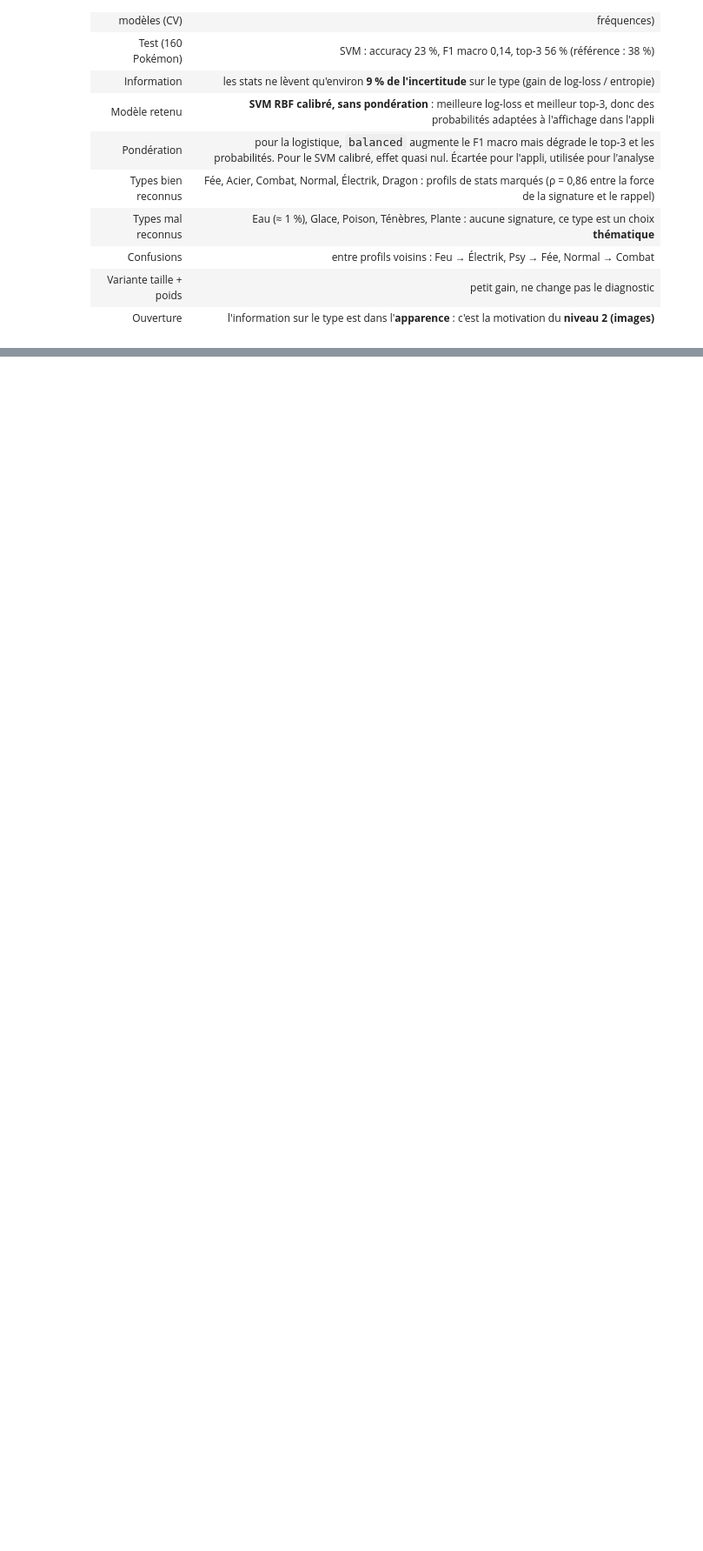
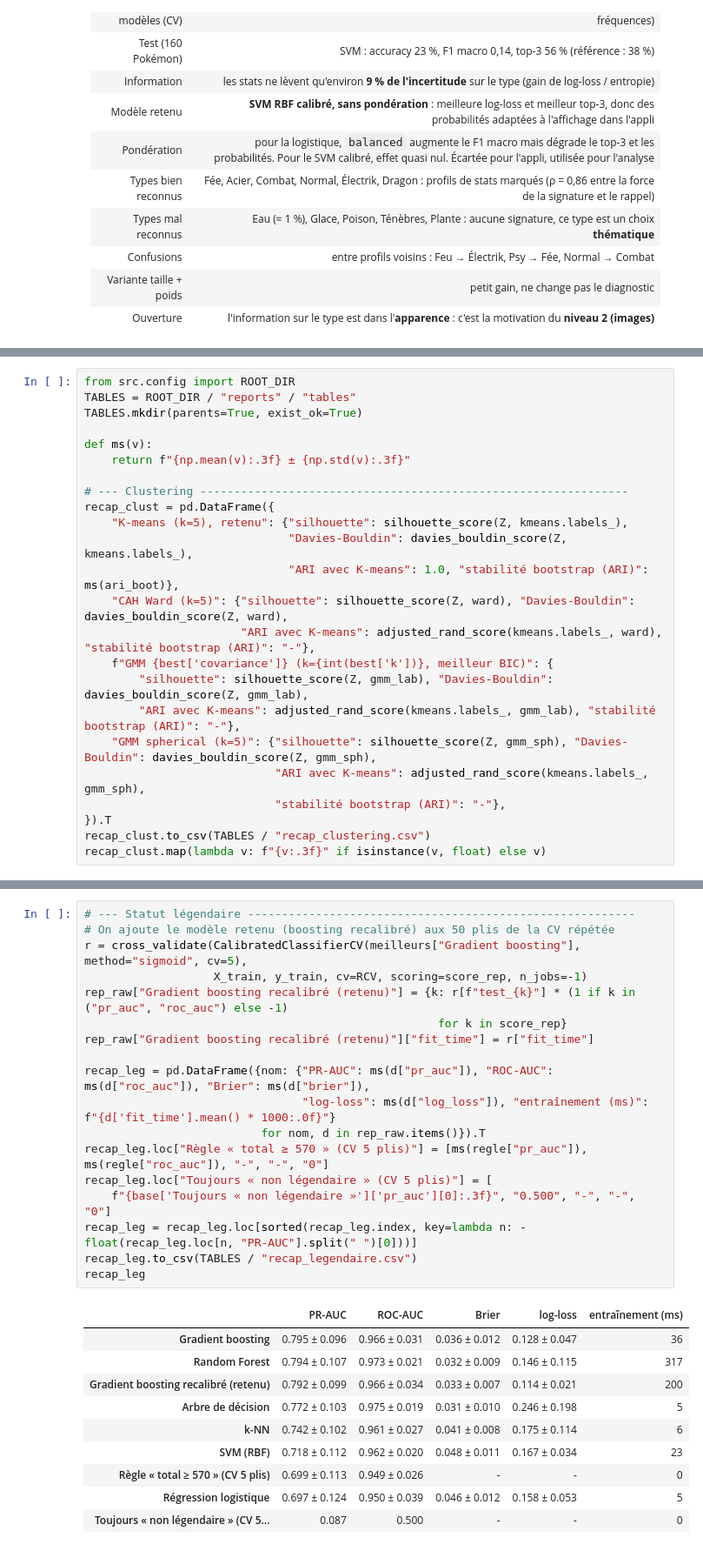
Before and after one commit to iceteeframboise/pokedex, a Jupyter notebook: notebooks/1_tabulaire.ipynb, the cells around one changed output, grey strips where cells are left out. Shown at 87% size. Saved outputs shown, nothing was run; the diff lists cells and outputs as text; blank space fills up the shorter version.

```diff
--- a/notebooks/1_tabulaire.ipynb
+++ b/notebooks/1_tabulaire.ipynb
@@ -2403,0 +2414,24 @@ fmt_type(var_t)
+# %%
+from src.config import ROOT_DIR
+TABLES = ROOT_DIR / "reports" / "tables"
+TABLES.mkdir(parents=True, exist_ok=True)
+
+def ms(v):
+    return f"{np.mean(v):.3f} ± {np.std(v):.3f}"
+
+# --- Clustering ---------------------------------------------------------------
+recap_clust = pd.DataFrame({
+    "K-means (k=5), retenu": {"silhouette": silhouette_score(Z, kmeans.labels_),
+                              "Davies-Bouldin": davies_bouldin_score(Z, kmeans.labels_),
+                              "ARI avec K-means": 1.0, "stabilité bootstrap (ARI)": ms(ari_boot)},
+    "CAH Ward (k=5)": {"silhouette": silhouette_score(Z, ward), "Davies-Bouldin": davies_bouldin_score(Z, ward),
+                       "ARI avec K-means": adjusted_rand_score(kmeans.labels_, ward), "stabilité bootstrap (ARI)": "-"},
+    f"GMM {best['covariance']} (k={int(best['k'])}, meilleur BIC)": {
+        "silhouette": silhouette_score(Z, gmm_lab), "Davies-Bouldin": davies_bouldin_score(Z, gmm_lab),
+        "ARI avec K-means": adjusted_rand_score(kmeans.labels_, gmm_lab), "stabilité bootstrap (ARI)": "-"},
+    "GMM spherical (k=5)": {"silhouette": silhouette_score(Z, gmm_sph), "Davies-Bouldin": davies_bouldin_score(Z, gmm_sph),
+                            "ARI avec K-means": adjusted_rand_score(kmeans.labels_, gmm_sph),
+                            "stabilité bootstrap (ARI)": "-"},
+}).T
+recap_clust.to_csv(TABLES / "recap_clustering.csv")
+recap_clust.map(lambda v: f"{v:.3f}" if isinstance(v, float) else v)
@@ -2403,0 +2444,29 @@ fmt_type(var_t)
+# %%
+# --- Statut légendaire ---------------------------------------------------------
+# On ajoute le modèle retenu (boosting recalibré) aux 50 plis de la CV répétée
+r = cross_validate(CalibratedClassifierCV(meilleurs["Gradient boosting"], method="sigmoid", cv=5),
+                   X_train, y_train, cv=RCV, scoring=score_rep, n_jobs=-1)
+rep_raw["Gradient boosting recalibré (retenu)"] = {k: r[f"test_{k}"] * (1 if k in ("pr_auc", "roc_auc") else -1)
+                                                    for k in score_rep}
+rep_raw["Gradient boosting recalibré (retenu)"]["fit_time"] = r["fit_time"]
+
+recap_leg = pd.DataFrame({nom: {"PR-AUC": ms(d["pr_auc"]), "ROC-AUC": ms(d["roc_auc"]), "Brier": ms(d["brier"]),
+                                "log-loss": ms(d["log_loss"]), "entraînement (ms)": f"{d['fit_time'].mean() * 1000:.0f}"}
+                          for nom, d in rep_raw.items()}).T
+recap_leg.loc["Règle « total ≥ 570 » (CV 5 plis)"] = [ms(regle["pr_auc"]), ms(regle["roc_auc"]), "-", "-", "0"]
+recap_leg.loc["Toujours « non légendaire » (CV 5 plis)"] = [
+    f"{base['Toujours « non légendaire »']['pr_auc'][0]:.3f}", "0.500", "-", "-", "0"]
+recap_leg = recap_leg.loc[sorted(recap_leg.index, key=lambda n: -float(recap_leg.loc[n, "PR-AUC"].split(" ")[0]))]
+recap_leg.to_csv(TABLES / "recap_legendaire.csv")
+recap_leg
+# %% [output]
+|  | PR-AUC | ROC-AUC | Brier | log-loss | entraînement (ms) |
+| Gradient boosting | 0.795 ± 0.096 | 0.966 ± 0.031 | 0.036 ± 0.012 | 0.128 ± 0.047 | 36 |
+| Random Forest | 0.794 ± 0.107 | 0.973 ± 0.021 | 0.032 ± 0.009 | 0.146 ± 0.115 | 317 |
+| Gradient boosting recalibré (retenu) | 0.792 ± 0.099 | 0.966 ± 0.034 | 0.033 ± 0.007 | 0.114 ± 0.021 | 200 |
+| Arbre de décision | 0.772 ± 0.103 | 0.975 ± 0.019 | 0.031 ± 0.010 | 0.246 ± 0.198 | 5 |
+| k-NN | 0.742 ± 0.102 | 0.961 ± 0.027 | 0.041 ± 0.008 | 0.175 ± 0.114 | 6 |
+| SVM (RBF) | 0.718 ± 0.112 | 0.962 ± 0.020 | 0.048 ± 0.011 | 0.167 ± 0.034 | 23 |
+| Règle « total ≥ 570 » (CV 5 plis) | 0.699 ± 0.113 | 0.949 ± 0.026 | - | - | 0 |
+| Régression logistique | 0.697 ± 0.124 | 0.950 ± 0.039 | 0.046 ± 0.012 | 0.158 ± 0.053 | 5 |
+| Toujours « non légendaire » (CV 5... | 0.087 | 0.500 | - | - | 0 |
```
Also changed, not shown: parts of 15 cells of this notebook, 12 other files.
